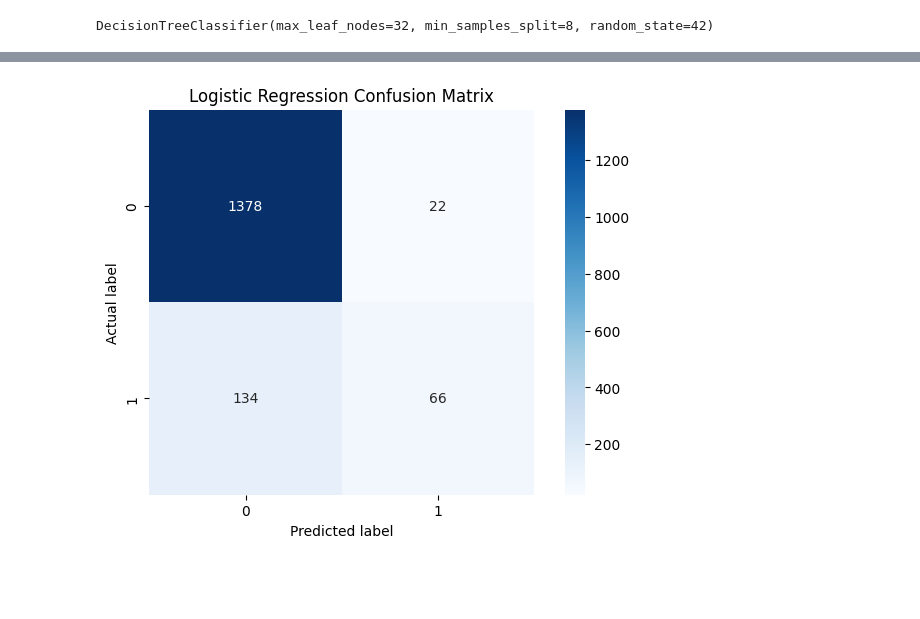
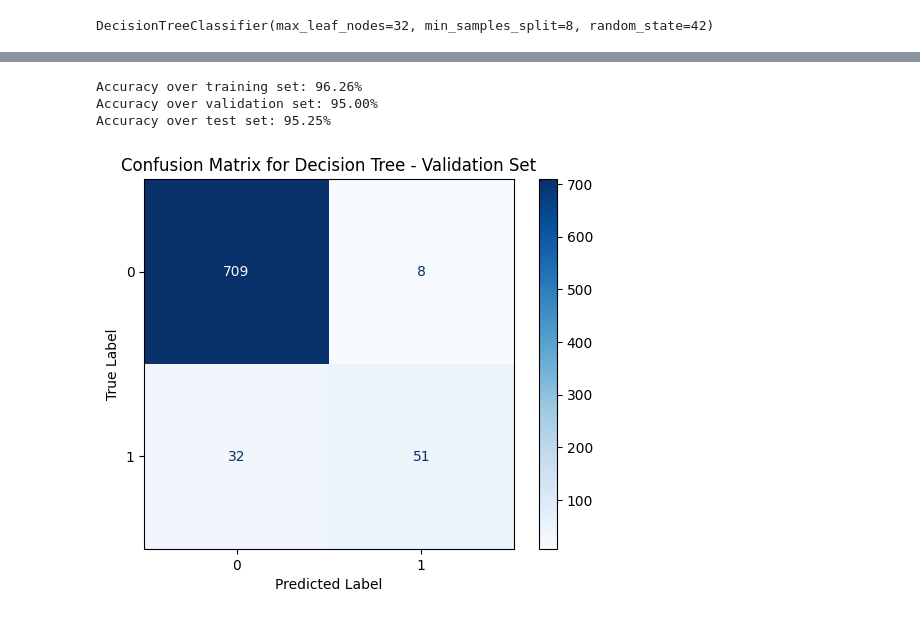
Before and after one commit to mojanshadkar/2023_ML_EES, a Jupyter notebook: Final_project_Water_quality.ipynb, the cells around one changed output, grey strips where cells are left out. Cells and saved outputs as stored; diff of their text form; code cells hidden in the pictures; blank space fills up the shorter version.

```diff
--- a/Final_project_Water_quality.ipynb
+++ b/Final_project_Water_quality.ipynb
@@ -105,5 +128,9 @@ for col in X.columns:
 #X = imputer.fit_transform(X)
 
 # Split the data into training and testing sets
-from sklearn.model_selection import train_test_split
-X_train, X_test, y_train, y_test = train_test_split(X, y, test_size=0.2, random_state=42)
+
+# First split: 80% training, 20% for testing + validation
+X_train, X_temp, y_train, y_temp = train_test_split(X, y, test_size=0.2, random_state=42)
+
+# Second split: Divide the 20% into two parts for validation and testing (10% each of the total data)
+X_val, X_test, y_val, y_test = train_test_split(X_temp, y_temp, test_size=0.5, random_state=42)
@@ -389,17 +174,0 @@ plt.show()
-# %%
-from sklearn.metrics import confusion_matrix
-import seaborn as sns
-import matplotlib.pyplot as plt
-
-# Generate the confusion matrix for Logistic Regression
-log_reg_cm = confusion_matrix(y_test, log_reg_predictions)
-unique_labels = np.unique(y_test) # Plot confusion matrix for Logistic Regression
-plt.figure(figsize=(8, 5))
-sns.heatmap(log_reg_cm, annot=True, fmt='d', cmap="Blues", square=True,
-            xticklabels=unique_labels, yticklabels=unique_labels)
-plt.title('Logistic Regression Confusion Matrix')
-plt.ylabel('Actual label')
-plt.xlabel('Predicted label')
-plt.show()
-# %% [output]
-[figure, removed]
@@ -472,0 +175,30 @@ plt.show()
+# %%
+# Make predictions on the training, validation, and test sets with the best model
+y_pred_train = best_dt.predict(X_train)
+y_pred_val = best_dt.predict(X_val)
+y_pred_test = best_dt.predict(X_test)
+# %%
+# Calculate the accuracy scores
+accuracy_train = accuracy_score(y_train, y_pred_train)
+accuracy_val = accuracy_score(y_val, y_pred_val)
+accuracy_test = accuracy_score(y_test, y_pred_test)
+
+# Print the accuracy scores
+print(f'Accuracy over training set: {accuracy_train:.2%}\n'
+      f'Accuracy over validation set: {accuracy_val:.2%}\n'
+      f'Accuracy over test set: {accuracy_test:.2%}')
+# %% [output]
+Accuracy over training set: 96.26%
+Accuracy over validation set: 95.00%
+Accuracy over test set: 95.25%
+# %%
+# Confusion Matrix for Validation Set
+conf_matrix_val = confusion_matrix(y_val, y_pred_val)
+disp_val = ConfusionMatrixDisplay(confusion_matrix=conf_matrix_val)
+disp_val.plot(cmap=plt.cm.Blues)
+plt.title('Confusion Matrix for Decision Tree - Validation Set')
+plt.xlabel('Predicted Label')
+plt.ylabel('True Label')
+plt.show()
+# %% [output]
+[figure, added]
```
Also changed, not shown: parts of 39 cells of this notebook.
